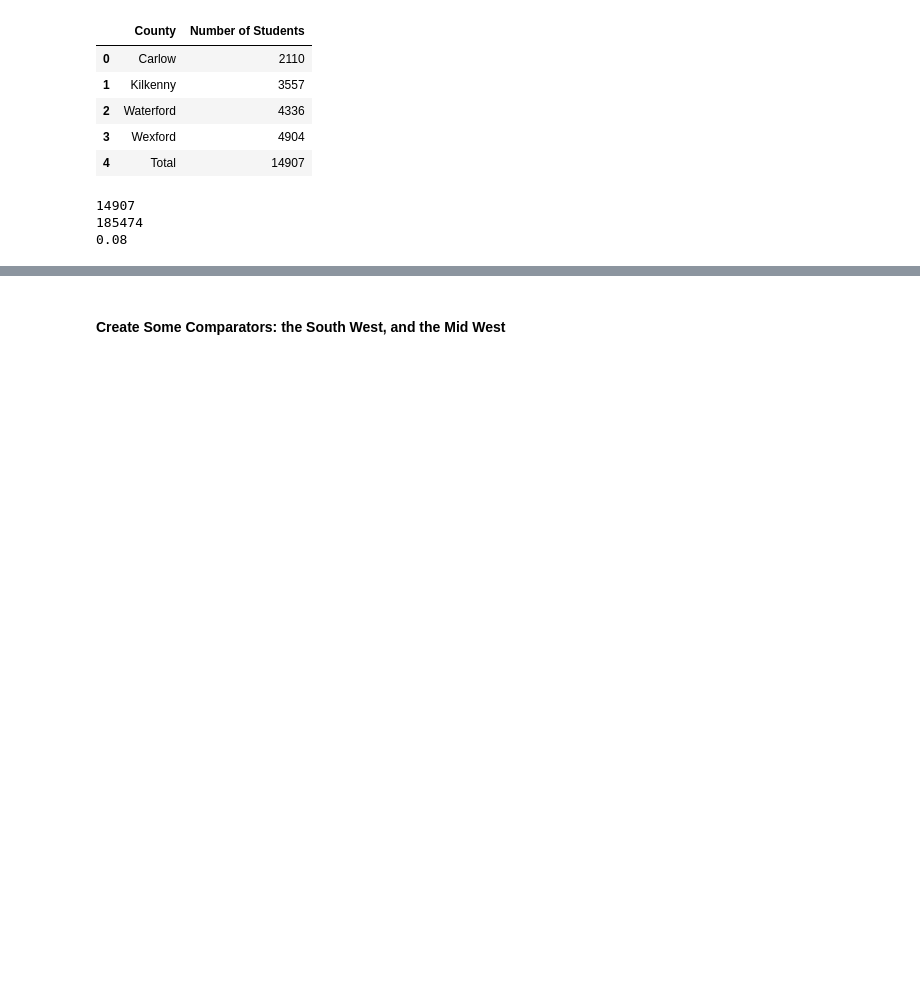
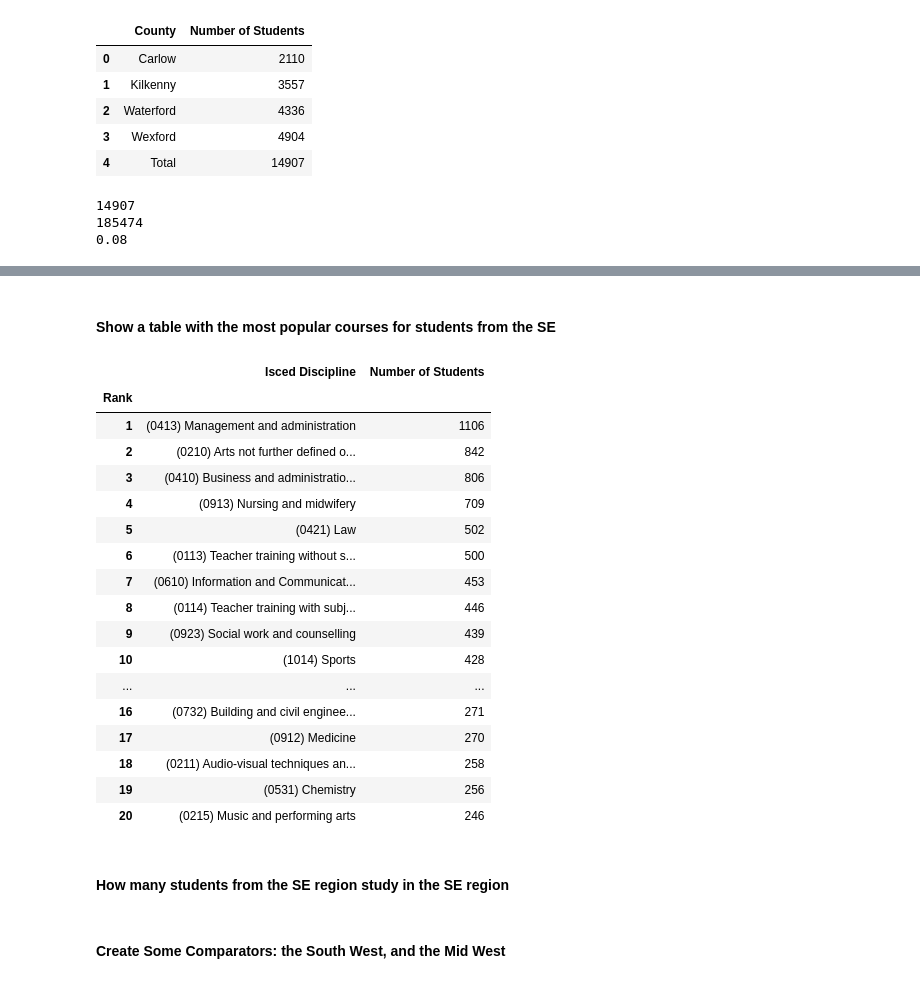
Before and after one commit to rhayeswaterford/UCDProject, a Jupyter notebook: Richard Hayes UCD Project.ipynb, the cells around one changed output, grey strips where cells are left out. Cells and saved outputs as stored; diff of their text form; code cells hidden in the pictures; blank space fills up the shorter version.

```diff
--- a/Richard Hayes UCD Project.ipynb
+++ b/Richard Hayes UCD Project.ipynb
@@ -555,0 +586,30 @@ print( SE_as_overall_percent.round(decimals=3))
+# %% [markdown]
+#### Show a table with the most popular courses for students from the SE
+# %%
+SE_popular_courses=SE_counties_enrolment.groupby ("Isced Discipline") ["Number of Students"].sum()
+SE_popular_courses=SE_popular_courses.sort_values(ascending=False).reset_index()
+# Add column for Rank
+SE_popular_courses["Rank"] = (np.arange(len (SE_popular_courses)))+1
+SE_popular_courses=SE_popular_courses.set_index ("Rank")
+SE_popular_courses [0:20]
+# %% [output]
+|  | Isced Discipline | Number of Students |
+| Rank |  |  |
+| 1 | (0413) Management and administration | 1106 |
+| 2 | (0210) Arts not further defined o... | 842 |
+| 3 | (0410) Business and administratio... | 806 |
+| 4 | (0913) Nursing and midwifery | 709 |
+| 5 | (0421) Law | 502 |
+| 6 | (0113) Teacher training without s... | 500 |
+| 7 | (0610) Information and Communicat... | 453 |
+| 8 | (0114) Teacher training with subj... | 446 |
+| 9 | (0923) Social work and counselling | 439 |
+| 10 | (1014) Sports | 428 |
+| ... | ... | ... |
+| 16 | (0732) Building and civil enginee... | 271 |
+| 17 | (0912) Medicine | 270 |
+| 18 | (0211) Audio-visual techniques an... | 258 |
+| 19 | (0531) Chemistry | 256 |
+| 20 | (0215) Music and performing arts | 246 |
+# %% [markdown]
+#### How many students from the SE region study in the SE region
```
Also changed, not shown: parts of 8 cells of this notebook.
